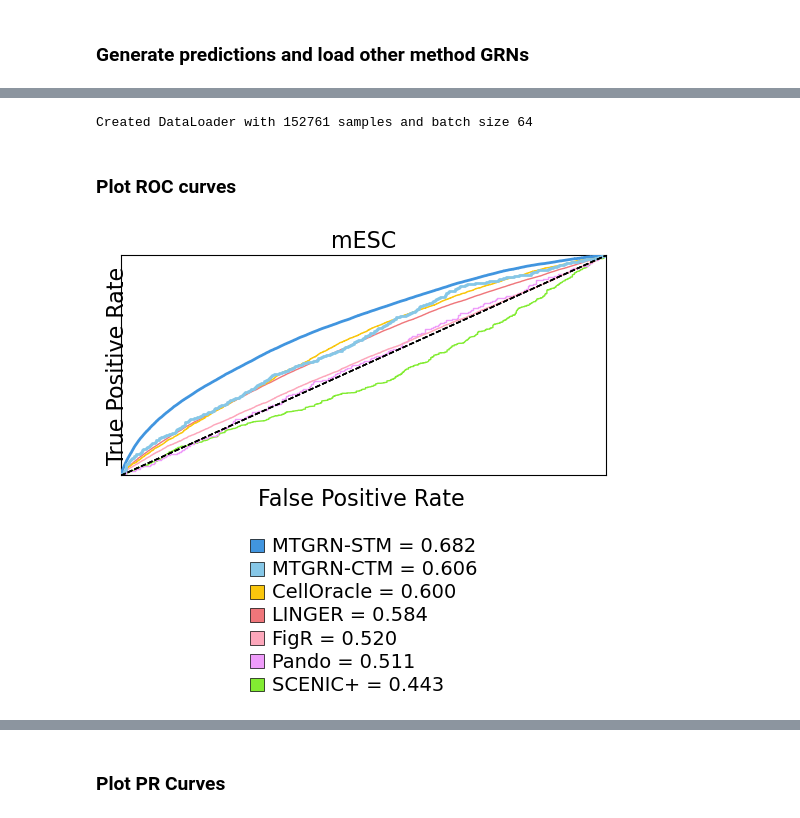
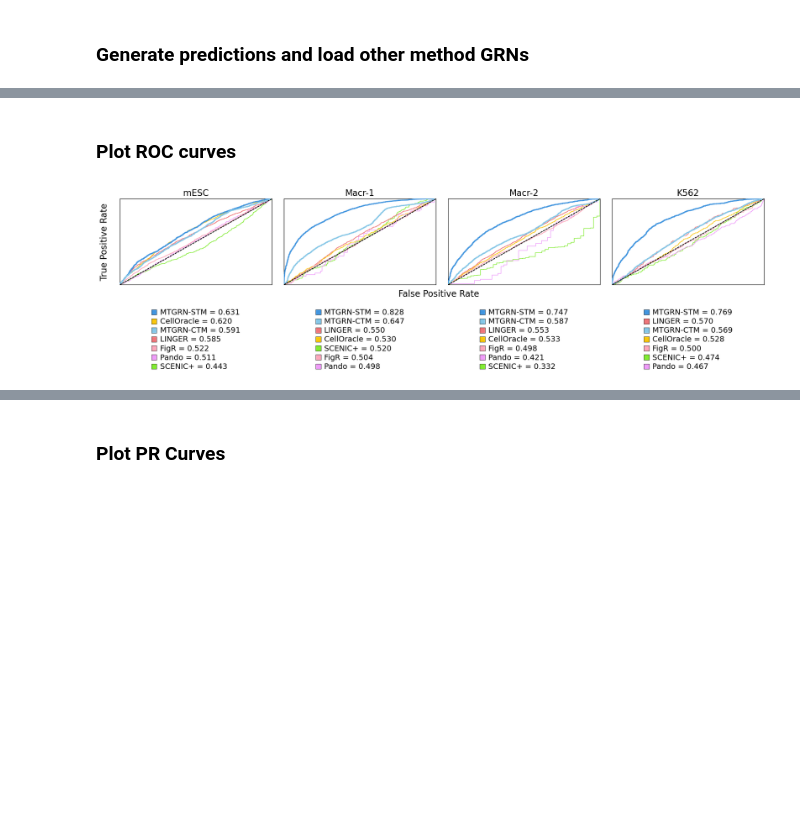
Before and after one commit to emoeller80281/Custom_GRN_Inference, a Jupyter notebook: dev/notebooks/simple_model_testing/test_tf_tg_predictions.ipynb, the cells around one changed output, grey strips where cells are left out. Drawn from its saved outputs; the diff is of its cells as text; code cells hidden in the pictures; blank space fills up the shorter version.

```diff
--- a/dev/notebooks/simple_model_testing/test_tf_tg_predictions.ipynb
+++ b/dev/notebooks/simple_model_testing/test_tf_tg_predictions.ipynb
@@ -117,7 +117,8 @@ def find_latest_checkpoint(cell_type, sample_name, training_number=None) -> Path
 
 tf_tg_model_checkpoints = {
     "mESC": {
-        "E7.5_rep1": CHKPT_DIR / "mESC" / "E7.5_rep1" / "tf_tg_train_E7.5_rep1_3675131" / "epoch_11_best_model.ckpt",
+        # "E7.5_rep1": CHKPT_DIR / "mESC" / "E7.5_rep1" / "tf_tg_train_E7.5_rep1_3675131" / "epoch_11_best_model.ckpt",
+        "E7.5_rep1": find_latest_checkpoint("mESC", "E7.5_rep1"),
         "E7.5_rep2": find_latest_checkpoint("mESC", "E7.5_rep2"),
         "E8.5_rep1": find_latest_checkpoint("mESC", "E8.5_rep1", training_number="3691937"),
         "E8.5_rep2": find_latest_checkpoint("mESC", "E8.5_rep2"),
@@ -1317,9 +1319,9 @@ def build_full_universe_from_gt(method_df, gt_edges, use_abs_scores=True, missin
 # %%
 samples_to_run = [
     ("mESC", "E7.5_rep1"),
-    # ("Macrophage", "buffer_1"),
-    # ("Macrophage", "buffer_2"),
-    # ("K562", "sample_1"),
+    ("Macrophage", "buffer_1"),
+    ("Macrophage", "buffer_2"),
+    ("K562", "sample_1"),
     # ("iPSC", "WT_D13_rep1"),
 ]
 
@@ -1329,7 +1331,7 @@ cross_model_sample_name = "E8.5_rep1"
 label_by_method_dict = {}
 score_by_method_dict = {}
 
-subset_size = 2000
+subset_size = 5000
 for model_cell_type, sample_name in samples_to_run:
 
     logging.info(f"Processing sample: {sample_name} | Dataset: {model_cell_type}")
@@ -1383,11 +1385,11 @@ for model_cell_type, sample_name in samples_to_run:
 
     # Generate the model predictions for the test set and create a DataFrame with TF names, TG names, and predicted scores
     device = torch.device("cuda" if torch.cuda.is_available() else "cpu")
-    # prediction_df = generate_model_predictions(tf_tg_model.model, data_loader, device, tf_idx_to_name, tg_idx_to_name)
+    prediction_df = generate_model_predictions(tf_tg_model.model, data_loader, device, tf_idx_to_name, tg_idx_to_name)
     cross_model_prediction_df = generate_model_predictions(cross_tf_tg_model.model, data_loader, device, tf_idx_to_name, tg_idx_to_name)
 
     # # Create the labeled ground truth DataFrame for the test set
-    # tf_tg_label_df, gt_pairs, gt_tfs, gt_targets = create_tf_tg_label_df(tftg_inputs_test)
+    tf_tg_label_df, gt_pairs, gt_tfs, gt_targets = create_tf_tg_label_df(tftg_inputs_test)
 
     OTHER_METHOD_MUON_DIR = Path("/gpfs/Labs/Uzun/DATA/PROJECTS/2024.SINGLE_CELL_GRN_INFERENCE.MOELLER/other_method_grns")
 
@@ -1407,7 +1409,6 @@ for model_cell_type, sample_name in samples_to_run:
         "FigR":       {"path": figr_path,        "tf_col": "Source",    "target_col": "Target",    "score_col": "Score"},
     }
 
-
     standardized_method_dfs = {}
     for method_name, info in method_info.items():
         df_std = load_and_standardize_method(method_name, info)
@@ -1415,11 +1416,12 @@ for model_cell_type, sample_name in samples_to_run:
         # Filter the inferred GRN to only include edges where both the TF and TG are present in
         # the test set ground truth
 
-        mask = df_std["Source"].isin(gt_tfs) & df_std["Target"].isin(gt_tgs)
+        mask = df_std["Source"].isin(gt_tfs) & df_std["Target"].isin(gt_targets)
         df_filtered: pd.DataFrame = df_std.loc[mask]
 
         # Sample the same number of edges for fair comparison
-        # df_subset = df_filtered.sample(n=min(df_filtered.shape[0], subset_size))
+        if subset_size is not None:
+            df_filtered = df_filtered.sample(n=min(df_filtered.shape[0], subset_size))
 
         standardized_method_dfs[method_name] = df_filtered
 
@@ -1661,32 +1446,0 @@ INFO - Building TF-TG input dataset for test set evaluation...
-# %%
-# Load the lookup tensors
-tf_embeddings_tensor = torch.load(
-    cell_type_cache_dir / "tf_embeddings.pt",
-    weights_only=True,
-)
-tf_mask_tensor = torch.load(
-    cell_type_cache_dir / "tf_masks.pt",
-    weights_only=True,
-)
-
-# Create the dataset for the test set using the loaded inputs and lookup tensors
-dataset = tftg_dataset_module.TFTGEdgeBagDataset(
-    tftg_inputs_test,
-    tf_embeddings_tensor=tf_embeddings_tensor,
-    tf_mask_tensor=tf_mask_tensor,
-    atac_peak_tensor=atac_peak_tensor
-)
-
-# Create the DataLoader for the test set
-loader = DataLoader(
-    dataset,
-    batch_size=64,
-    shuffle=False,
-    num_workers=0,
-    pin_memory=False,
-    collate_fn=tftg_dataset_module.collate_tftg_edge_bags,
-    )
-
-print(f"Created DataLoader with {len(dataset)} samples and batch size {loader.batch_size}")
-# %% [output]
-Created DataLoader with 152761 samples and batch size 64
@@ -1710,10 +1449,10 @@ prediction_df = generate_model_predictions(tf_tg_model.model, loader, device, tf
 # %%
 sample_to_title_map = {
     "E7.5_rep1": "mESC",
-    # "buffer_1": "Macr-1",
-    # "buffer_2": "Macr-2",
+    "buffer_1": "Macr-1",
+    "buffer_2": "Macr-2",
     # "WT_D13_rep1": "iPSC",
-    # "sample_1": "K562"
+    "sample_1": "K562"
 }
 
 method_color_dict = {
@@ -1737,12 +1476,13 @@ combined_fig, combined_axes = plt.subplots(
 )
 combined_axes = np.array(combined_axes, ndmin=1).ravel()
 
-
+cell_type_method_auroc = {}
 for i, sample_name in enumerate(sample_to_title_map.keys()):
 
     ax = combined_axes[i]
 
     auroc_text_lines = []
+    cell_type_method_auroc[sample_name] = {}
 
     for method in label_by_method_dict[sample_name].keys():
         labels = label_by_method_dict[sample_name][method]
@@ -1753,6 +1493,7 @@ for i, sample_name in enumerate(sample_to_title_map.keys()):
 
         fpr, tpr, _ = roc_curve(labels, scores)
         auroc = roc_auc_score(labels, scores)
+        cell_type_method_auroc[sample_name][method] = auroc
 
         rand_scores = plotting_utils._create_random_distribution(scores)
         rand_fpr, rand_tpr, _ = roc_curve(labels, rand_scores)
@@ -1858,31 +1599,31 @@ for i, sample_name in enumerate(sample_to_title_map.keys()):
 
 combined_fig.text(
     0.5,
     0.32,
     "False Positive Rate",
     ha="center",
     fontsize=16,
 )
 
 combined_fig.text(
     -0.01,
     0.60,
     "True Positive Rate",
     va="center",
     rotation="vertical",
     fontsize=16,
 )
 
 combined_fig.subplots_adjust(
     left=0.02,
     right=0.99,
     bottom=0.38,
     top=0.82,
     wspace=0.08,
 )
 
 plt.show()
 
 combined_fig.savefig(all_evaluation_plot_dir / f"models_vs_own_test_set_roc.png", dpi=300, bbox_inches="tight")
 # %% [output]
-[figure, old version]
+[figure, new version]
```
Also changed, not shown: parts of 12 cells of this notebook, 6 other files.
